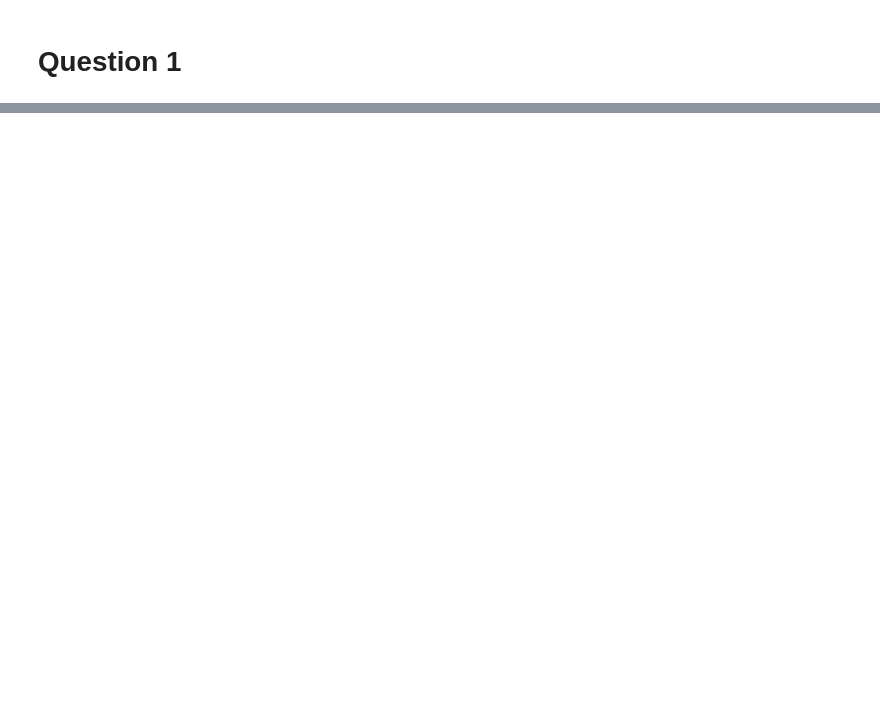
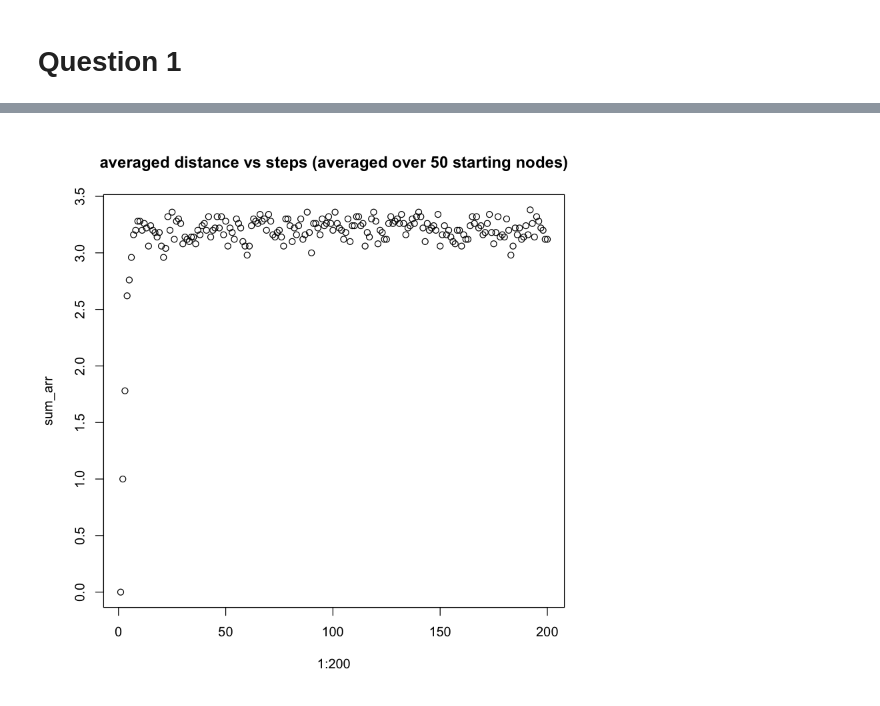
Before and after one commit to popo0293/232-P1, a Jupyter notebook: Project_1_Part_2.ipynb, the cells around one changed output, grey strips where cells are left out. Drawn from its saved outputs; the diff is of its cells as text; code cells hidden in the pictures; blank space fills up the shorter version.

```diff
--- a/Project_1_Part_2.ipynb
+++ b/Project_1_Part_2.ipynb
@@ -14,0 +85,16 @@ plot(g1,vertex.size=4, vertex.label.cex=0.7)
+# %%
+sum_arr<-rep(0,200)
+# %%
+start_node<- sample(1:vcount(g_q1),50)
+# %%
+for (s_n in start_node){
+    dis<-c()
+    random_walk_plot(g_q1,200,s_n,dis)
+    sum_arr<- sum_arr + dis
+}
+# %%
+sum_arr<-sum_arr/50
+# %%
+plot(1:200,sum_arr,main="averaged distance vs steps (averaged over 50 starting nodes)")
+# %% [output]
+[figure, added]
```
Also changed, not shown: parts of 8 cells of this notebook.
